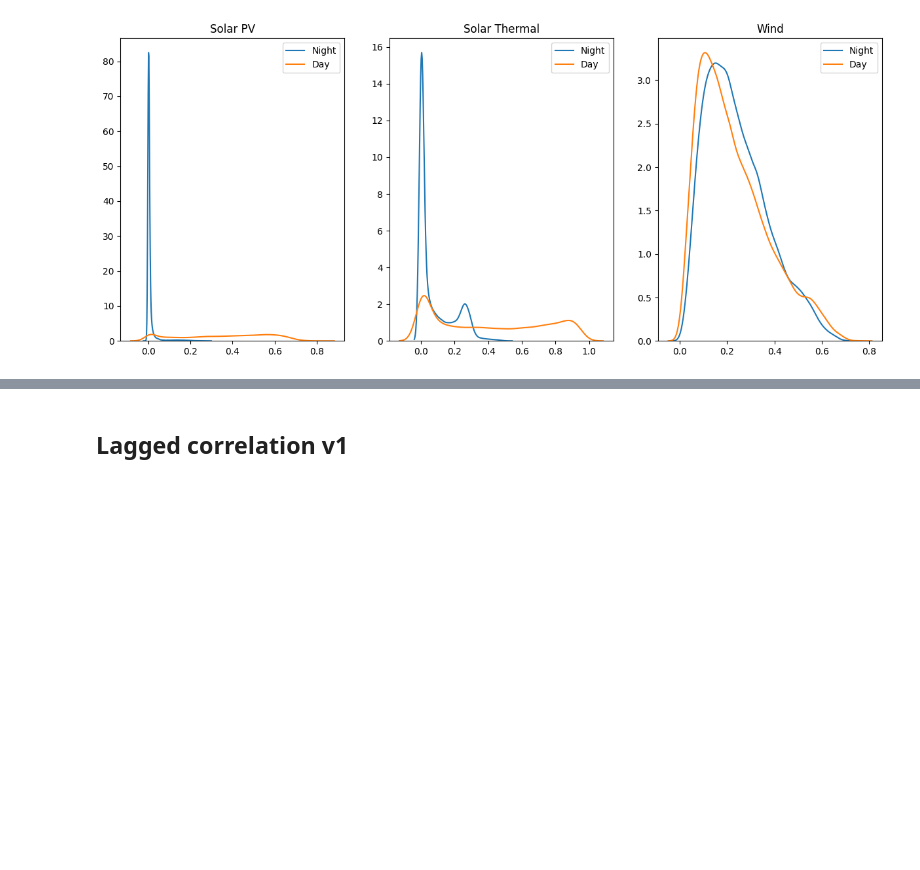
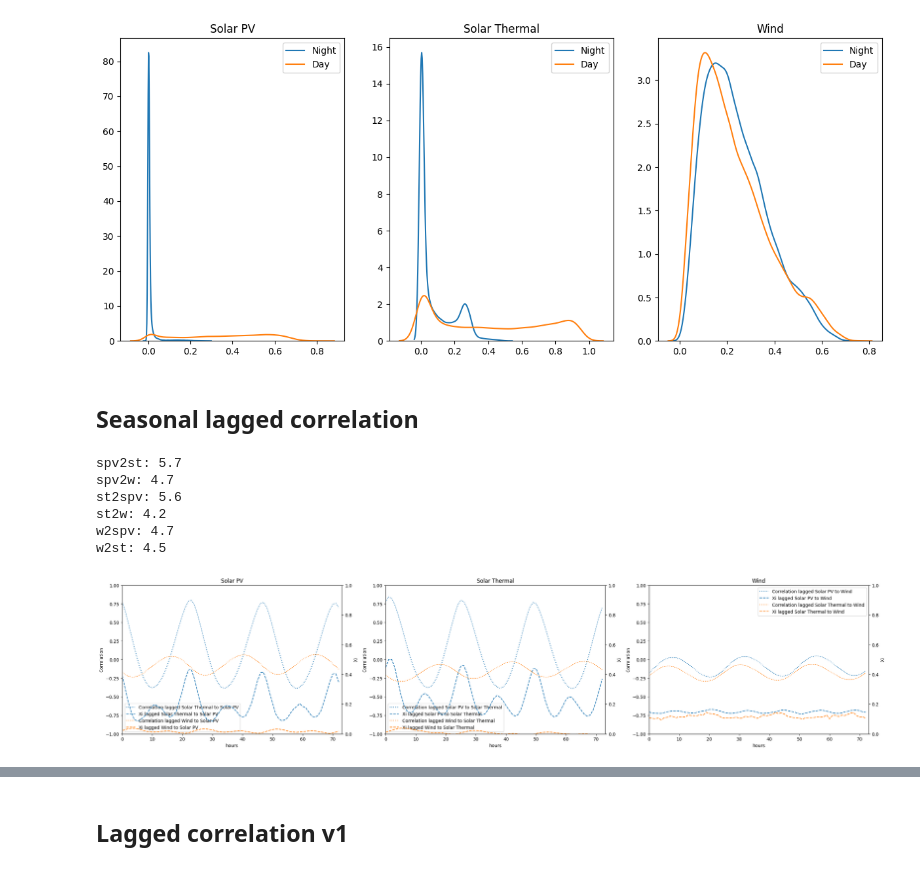
Before and after one commit to fcelya/solar-wind-generation, a Jupyter notebook: data_exploration_lags.ipynb, the cells around one changed output, grey strips where cells are left out. Saved outputs shown, nothing was run; the diff lists cells and outputs as text; code cells hidden in the pictures; blank space fills up the shorter version.

```diff
--- a/data_exploration_acf_pacf.ipynb
+++ b/data_exploration_lags.ipynb
@@ -330,3 +337,5 @@ Std Dev:  0.22835576099455765
 Skew:  0.8791765904168554
 Kurtosis:  -0.7860636007861199
 [figure]
+# %% [markdown]
+## Seasonal lagged correlation
@@ -332,0 +346,61 @@ Kurtosis:  -0.7860636007861199
+# %%
+t1 = time()
+spv2st = calc_lcf(s_spv, s_st)
+print(f"spv2st: {time()-t1:.1f}")
+t1 = time()
+spv2w = calc_lcf(s_spv, s_w)
+print(f"spv2w: {time()-t1:.1f}")
+t1 = time()
+st2spv = calc_lcf(s_st, s_spv)
+print(f"st2spv: {time()-t1:.1f}")
+t1 = time()
+st2w = calc_lcf(s_st, s_w)
+print(f"st2w: {time()-t1:.1f}")
+t1 = time()
+w2spv = calc_lcf(s_w, s_spv)
+print(f"w2spv: {time()-t1:.1f}")
+t1 = time()
+w2st = calc_lcf(s_w,s_st)
+print(f"w2st: {time()-t1:.1f}")
+# %% [output]
+spv2st: 5.7
+spv2w: 4.7
+st2spv: 5.6
+st2w: 4.2
+w2spv: 4.7
+w2st: 4.5
+# %%
+relationships = {
+    (0,1):spv2st,
+    (0,2):spv2w,
+    (1,0):st2spv,
+    (1,2):st2w,
+    (2,0):w2spv,
+    (2,1):w2st,
+}
+names = ['Solar PV', 'Solar Thermal', 'Wind']
+
+fig, general_ax = plt.subplots(1,3,figsize=(30,6))
+for n1 in range(3):
+    ax = general_ax[n1]
+    ax.set_title(f'{names[n1]}')
+    ax.set_xlabel('hours')
+    ax.set_ylabel('Correlation')
+    ax2 = ax.twinx()
+    ax2.set_ylabel('Xi')
+    ax.set_xlim((0,len(relationships[0,1][0])))
+    ax.set_ylim([-1,1])
+    ax2.set_ylim([0,1])
+    lines = []
+    for n2 in range(3):
+        if n1==n2: continue
+        label = f'Correlation lagged {names[n2]} to {names[n1]}'
+        l = ax.plot(relationships[n1,n2][0], label=label, linestyle=':')
+        lines.append(l[0])
+        label = f'Xi lagged {names[n2]} to {names[n1]}'
+        l = ax2.plot(relationships[n1,n2][1], label=label, linestyle='--')
+        lines.append(l[0])
+    labels = [line.get_label() for line in lines]
+    ax.legend(lines, labels)
+# %% [output]
+[figure, added]
```
Also changed, not shown: parts of 9 cells of this notebook, 6 other files.
